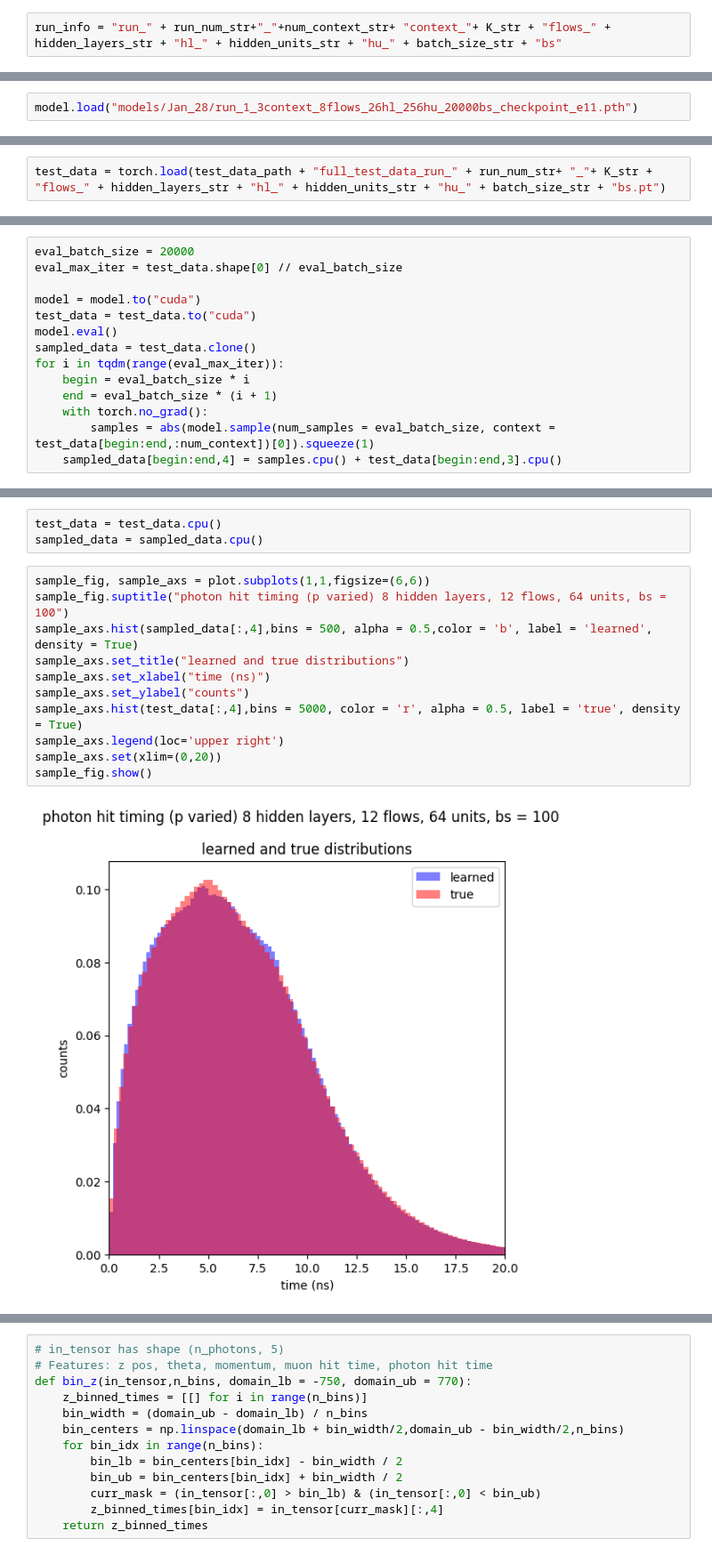
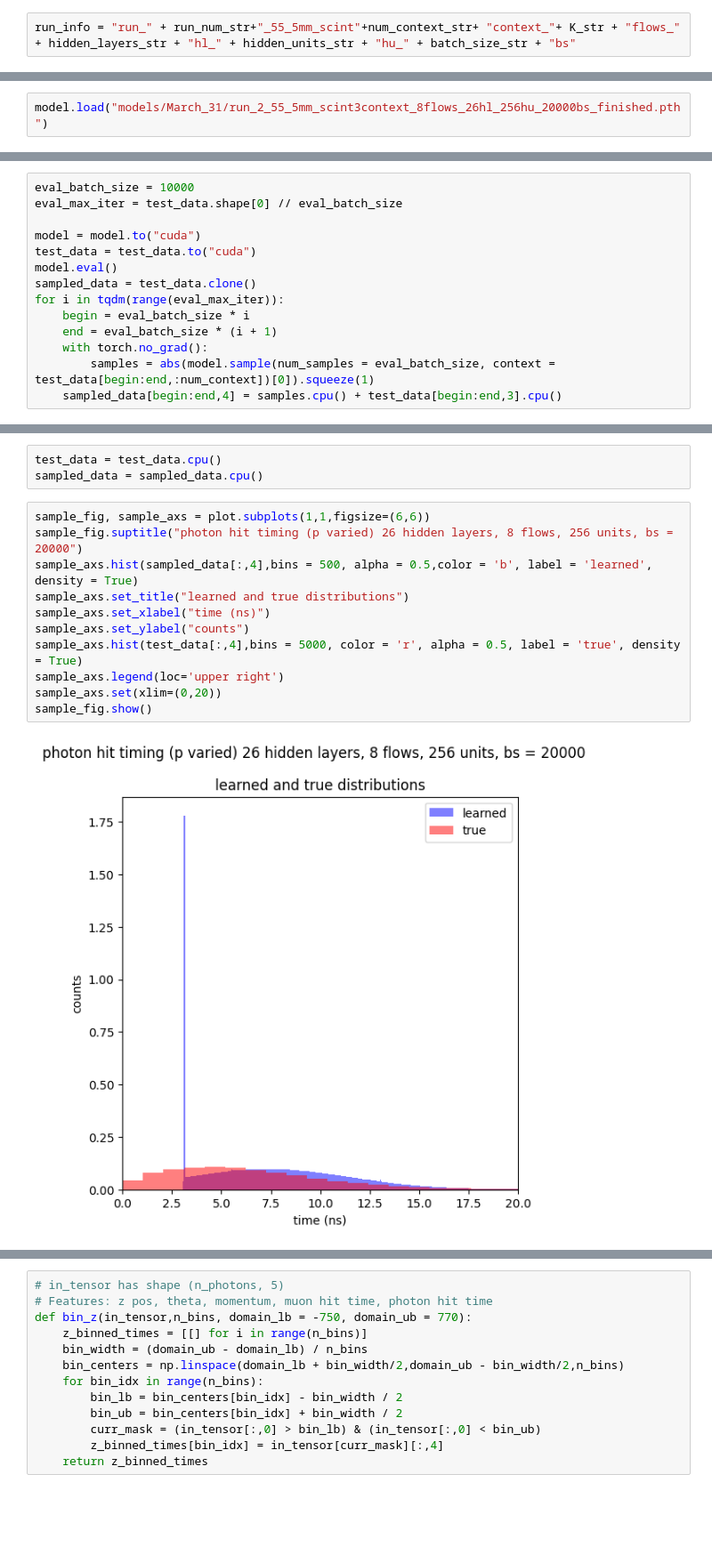
Before and after one commit to RowanKell/work_eic, a Jupyter notebook: macros/NF_timing_modeling/NF_conditional_flow.ipynb, the cells around one changed output, grey strips where cells are left out. Shown at 89% size. Saved outputs shown, nothing was run; the diff lists cells and outputs as text; blank space fills up the shorter version.

```diff
--- a/macros/NF_timing_modeling/NF_conditional_flow.ipynb
+++ b/macros/NF_timing_modeling/NF_conditional_flow.ipynb
@@ -180,7 +182,7 @@ checkdir(loss_path)
 test_data_path = "data/test/" + today + "/"
 checkdir(test_data_path)
 # %%
-run_info = "run_" + run_num_str+"_"+num_context_str+ "context_"+ K_str + "flows_" + hidden_layers_str + "hl_" + hidden_units_str + "hu_" + batch_size_str + "bs"
+run_info = "run_" + run_num_str+"_55_5mm_scint"+num_context_str+ "context_"+ K_str + "flows_" + hidden_layers_str + "hl_" + hidden_units_str + "hu_" + batch_size_str + "bs"
 # %% [markdown]
 ### Training
 # %% [markdown]
@@ -279,5 +290,5 @@ OutOfMemoryError: CUDA out of memory. Tried to allocate 2.00 MiB. GPU 0 has a to
 # %%
-model.load("models/Jan_28/run_1_3context_8flows_26hl_256hu_20000bs_checkpoint_e11.pth")
+model.load("models/March_31/run_2_55_5mm_scint3context_8flows_26hl_256hu_20000bs_finished.pth")
 # %%
 # Plot loss
 plot.figure(figsize=(5, 5))
@@ -291,2 +299,0 @@ torch.save(test_data, test_data_path + "full_test_data_run_" + run_num_str+ "_"+
-# %%
-test_data = torch.load(test_data_path + "full_test_data_run_" + run_num_str+ "_"+ K_str + "flows_" + hidden_layers_str + "hl_" + hidden_units_str + "hu_" + batch_size_str + "bs.pt")
@@ -293,7 +304,7 @@ test_data = torch.load(test_data_path + "full_test_data_run_" + run_num_str+ "_"
 # %% [markdown]
 ### Evaluation
 # %%
-eval_batch_size = 20000
+eval_batch_size = 10000
 eval_max_iter = test_data.shape[0] // eval_batch_size
 
 model = model.to("cuda")
@@ -317,15 +328,15 @@ test_data = test_data.cpu()
 sampled_data = sampled_data.cpu()
 # %%
 sample_fig, sample_axs = plot.subplots(1,1,figsize=(6,6))
-sample_fig.suptitle("photon hit timing (p varied) 8 hidden layers, 12 flows, 64 units, bs = 100")
+sample_fig.suptitle("photon hit timing (p varied) 26 hidden layers, 8 flows, 256 units, bs = 20000")
 sample_axs.hist(sampled_data[:,4],bins = 500, alpha = 0.5,color = 'b', label = 'learned', density = True)
 sample_axs.set_title("learned and true distributions")
 sample_axs.set_xlabel("time (ns)")
 sample_axs.set_ylabel("counts")
 sample_axs.hist(test_data[:,4],bins = 5000, color = 'r', alpha = 0.5, label = 'true', density = True)
 sample_axs.legend(loc='upper right')
 sample_axs.set(xlim=(0,20))
 sample_fig.show()
 # %% [output]
-[figure, old version]
+[figure, new version]
 # %%
```
Also changed, not shown: parts of 12 cells of this notebook, 17 other files.
